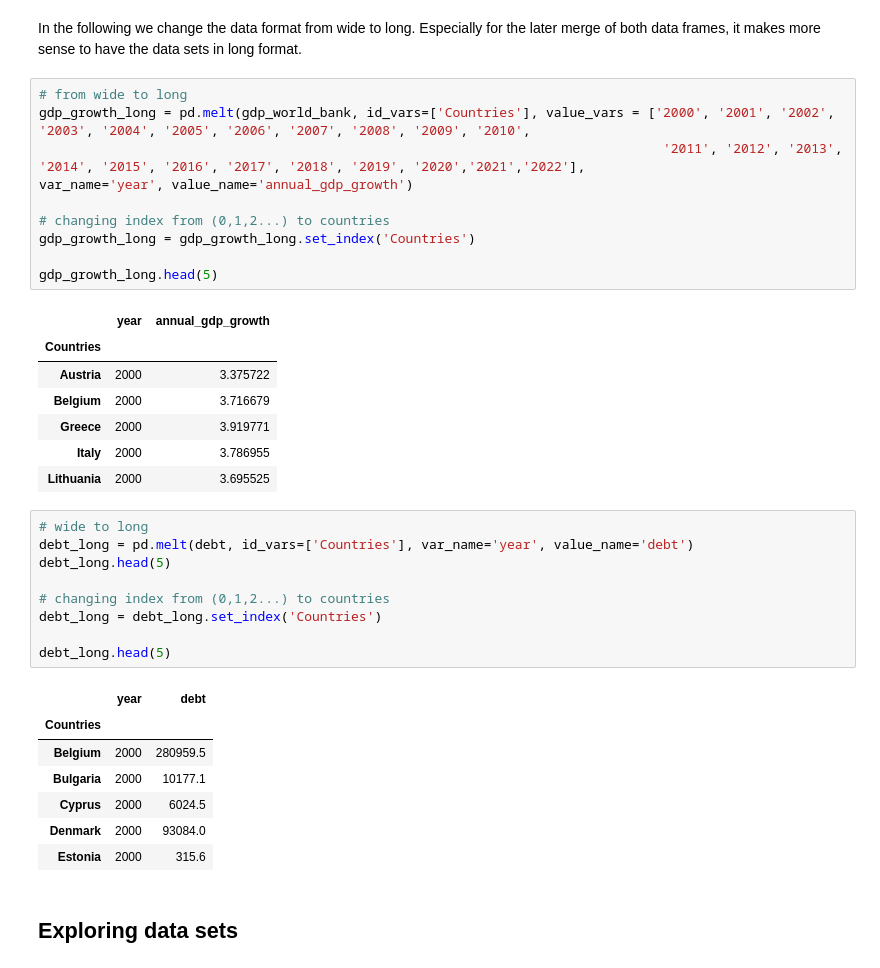
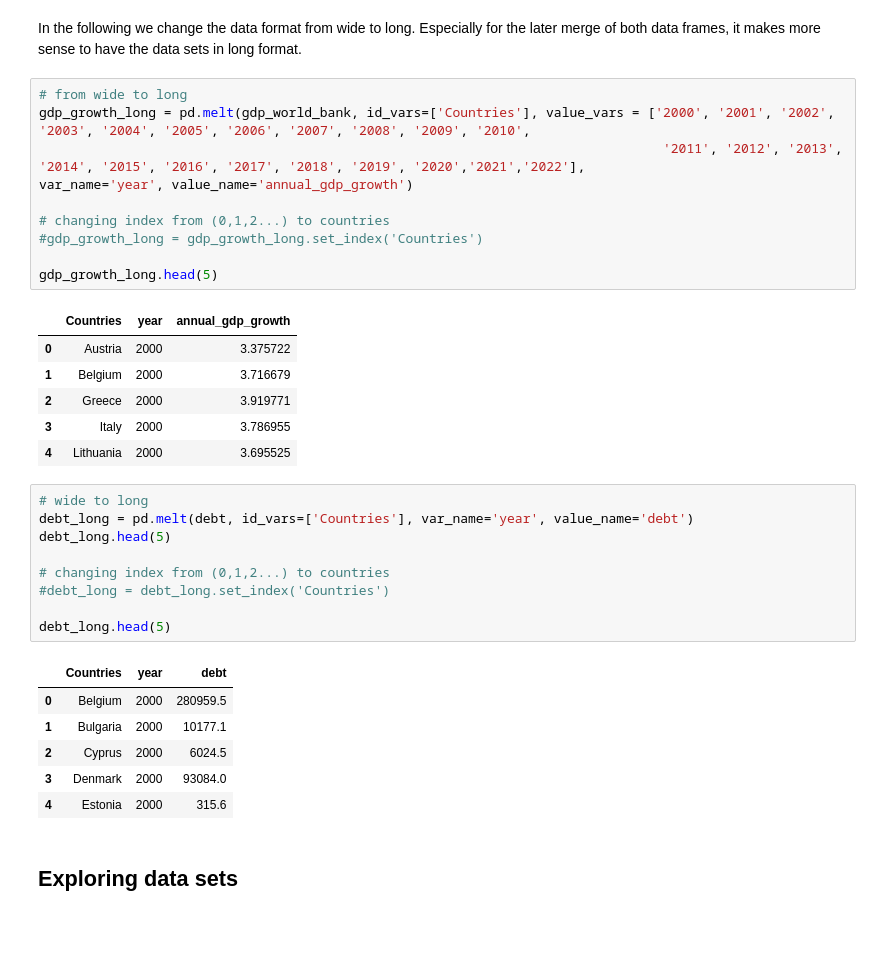
Before and after one commit to NumEconCopenhagen/projects-2024-darja-christian, a Jupyter notebook: dataproject/dataproject.ipynb, the cells around one changed output. Saved outputs shown, nothing was run; the diff lists cells and outputs as text; blank space fills up the shorter version.

```diff
--- a/dataproject/dataproject.ipynb
+++ b/dataproject/dataproject.ipynb
@@ -112,38 +112,36 @@ In the following we change the data format from wide to long. Especially for the
 # %%
 # from wide to long
 gdp_growth_long = pd.melt(gdp_world_bank, id_vars=['Countries'], value_vars = ['2000', '2001', '2002', '2003', '2004', '2005', '2006', '2007', '2008', '2009', '2010',
                                                                                 '2011', '2012', '2013', '2014', '2015', '2016', '2017', '2018', '2019', '2020','2021','2022'],
 var_name='year', value_name='annual_gdp_growth')
 
 # changing index from (0,1,2...) to countries
-gdp_growth_long = gdp_growth_long.set_index('Countries')
+#gdp_growth_long = gdp_growth_long.set_index('Countries')
 
 gdp_growth_long.head(5)
 # %% [output]
-|  | year | annual_gdp_growth |
-| Countries |  |  |
-| Austria | 2000 | 3.375722 |
-| Belgium | 2000 | 3.716679 |
-| Greece | 2000 | 3.919771 |
-| Italy | 2000 | 3.786955 |
-| Lithuania | 2000 | 3.695525 |
+|  | Countries | year | annual_gdp_growth |
+| 0 | Austria | 2000 | 3.375722 |
+| 1 | Belgium | 2000 | 3.716679 |
+| 2 | Greece | 2000 | 3.919771 |
+| 3 | Italy | 2000 | 3.786955 |
+| 4 | Lithuania | 2000 | 3.695525 |
 # %%
 # wide to long
 debt_long = pd.melt(debt, id_vars=['Countries'], var_name='year', value_name='debt')
 debt_long.head(5)
 
 # changing index from (0,1,2...) to countries
-debt_long = debt_long.set_index('Countries')
+#debt_long = debt_long.set_index('Countries')
 
 debt_long.head(5)
 # %% [output]
-|  | year | debt |
-| Countries |  |  |
-| Belgium | 2000 | 280959.5 |
-| Bulgaria | 2000 | 10177.1 |
-| Cyprus | 2000 | 6024.5 |
-| Denmark | 2000 | 93084.0 |
-| Estonia | 2000 | 315.6 |
+|  | Countries | year | debt |
+| 0 | Belgium | 2000 | 280959.5 |
+| 1 | Bulgaria | 2000 | 10177.1 |
+| 2 | Cyprus | 2000 | 6024.5 |
+| 3 | Denmark | 2000 | 93084.0 |
+| 4 | Estonia | 2000 | 315.6 |
 # %% [markdown]
 ## Exploring data sets
 # %% [markdown]
```
Also changed, not shown: parts of 6 cells of this notebook.
